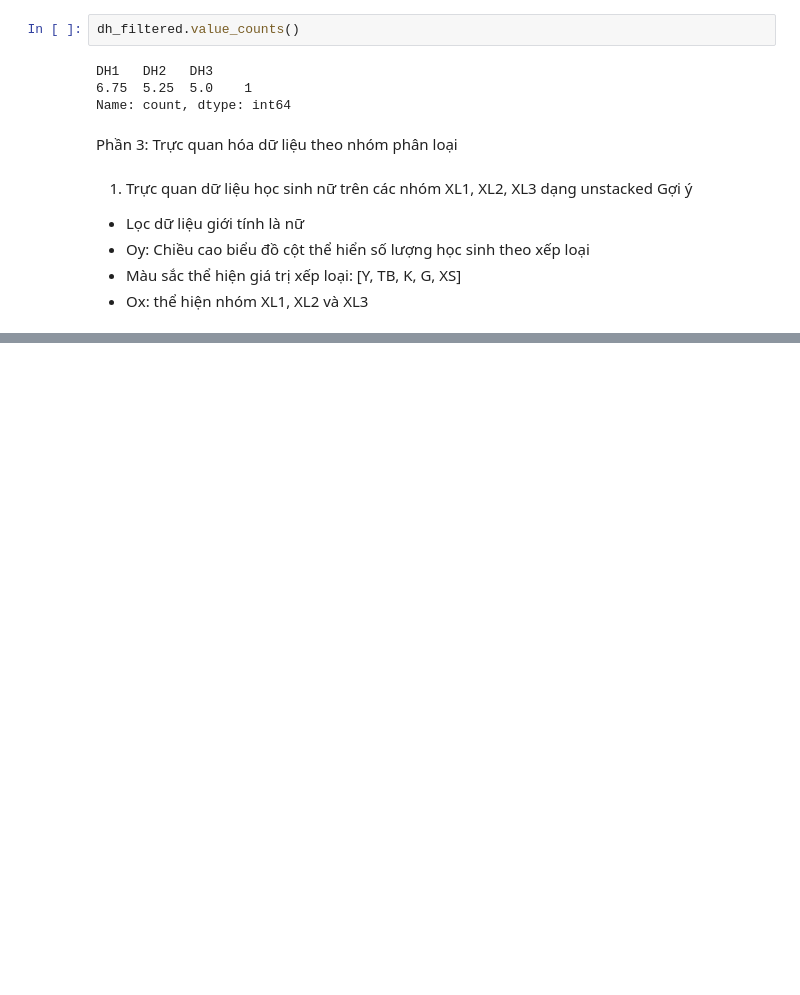
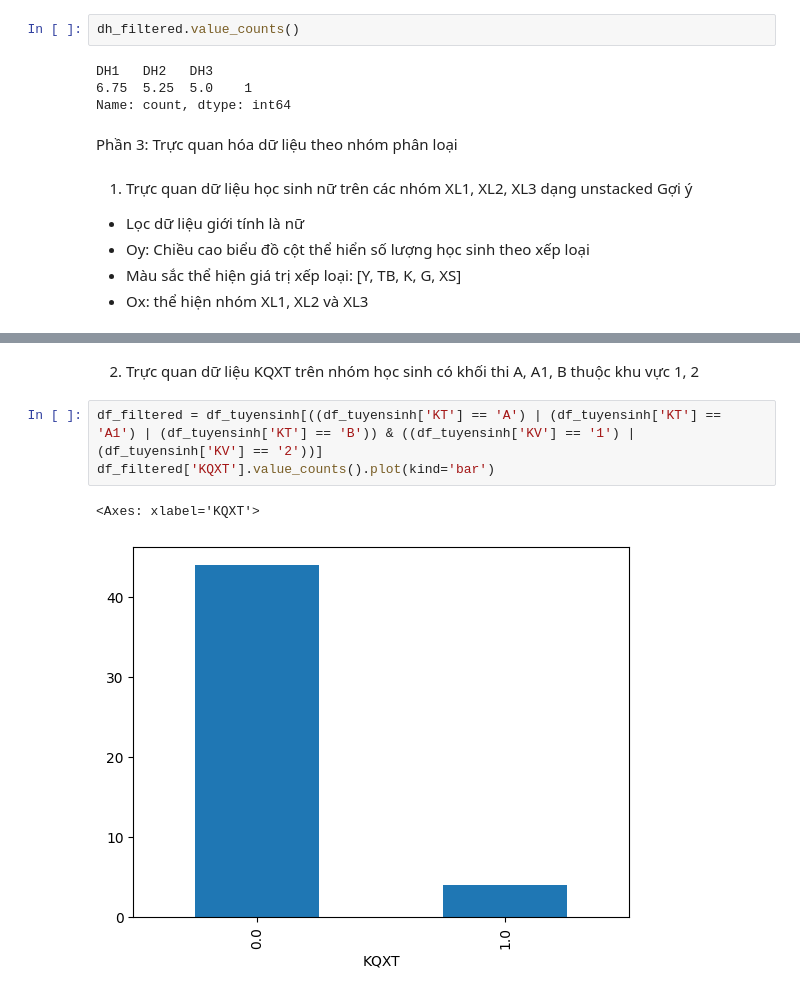
Before and after one commit to Duc-bug/Data-Analysis-Deep-Learning-Explanation, a Jupyter notebook: Week 2/lab2.ipynb, the cells around one changed output, grey strips where cells are left out. Cells and saved outputs as stored; diff of their text form; blank space fills up the shorter version.

```diff
--- a/Week 2/lab2.ipynb
+++ b/Week 2/lab2.ipynb
@@ -191,0 +204,8 @@ Gợi ý
+# %% [markdown]
+2. Trực quan dữ liệu KQXT trên nhóm học sinh có khối thi A, A1, B thuộc khu vực 1, 2
+# %%
+df_filtered = df_tuyensinh[((df_tuyensinh['KT'] == 'A') | (df_tuyensinh['KT'] == 'A1') | (df_tuyensinh['KT'] == 'B')) & ((df_tuyensinh['KV'] == '1') | (df_tuyensinh['KV'] == '2'))]
+df_filtered['KQXT'].value_counts().plot(kind='bar')
+# %% [output]
+<Axes: xlabel='KQXT'>
+[figure, added]
```
Also changed, not shown: parts of 10 cells of this notebook.
